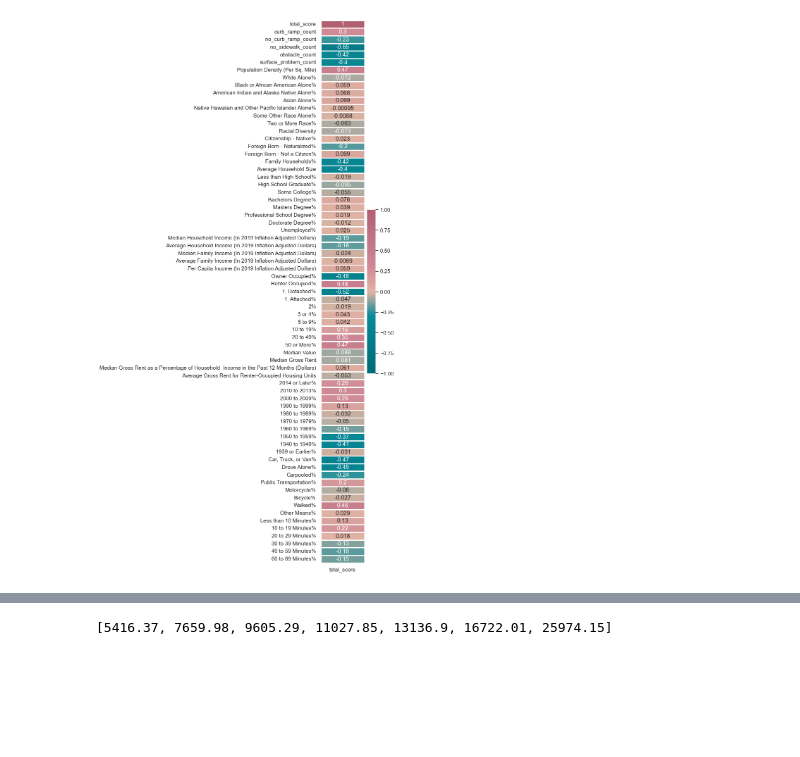
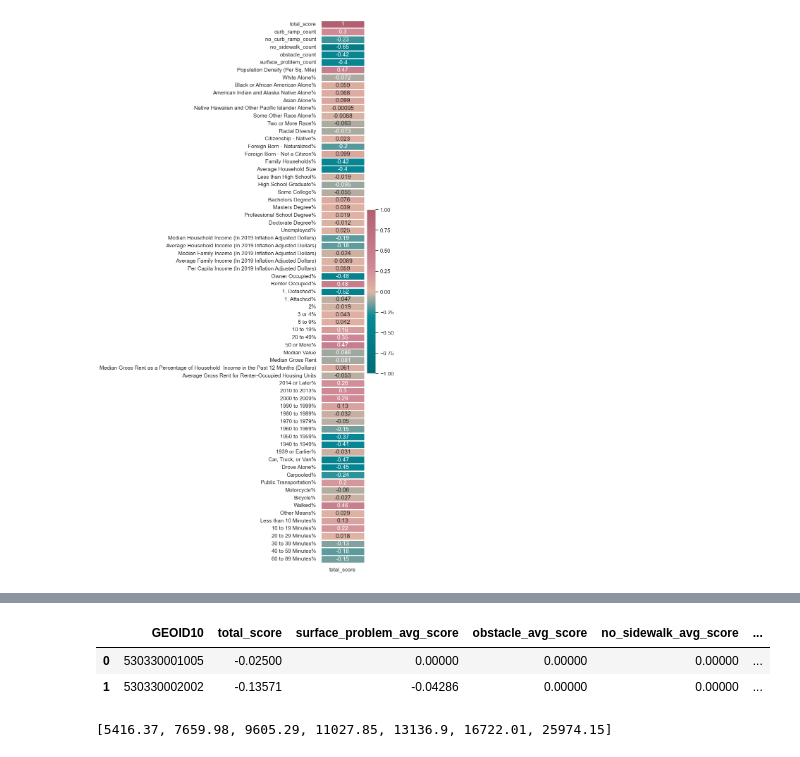
Before and after one commit to crescendochu/access-score, a Jupyter notebook: seattle/processing-notebooks/access-score/access-score-neighbourhood.ipynb, the cells around one changed output, grey strips where cells are left out. Cells and saved outputs as stored; diff of their text form; code cells hidden in the pictures; blank space fills up the shorter version.

```diff
--- a/seattle/processing-notebooks/access-score/access-score-neighbourhood.ipynb
+++ b/seattle/processing-notebooks/access-score/access-score-neighbourhood.ipynb
@@ -300,0 +292,8 @@ df.head(2)
+# %%
+#merge df_1 and df_2 into df
+df = pd.merge(df_2, df_1, on='GEOID10')
+df.head(2)
+# %% [output]
+|  | GEOID10 | total_score | surface_problem_avg_score | obstacle_avg_score | no_sidewalk_avg_score | ... |
+| 0 | 530330001005 | -0.02500 | 0.00000 | 0.00000 | 0.00000 | ... |
+| 1 | 530330002002 | -0.13571 | -0.04286 | 0.00000 | 0.00000 | ... |
```
Also changed, not shown: parts of 12 cells of this notebook, 1 other file.
